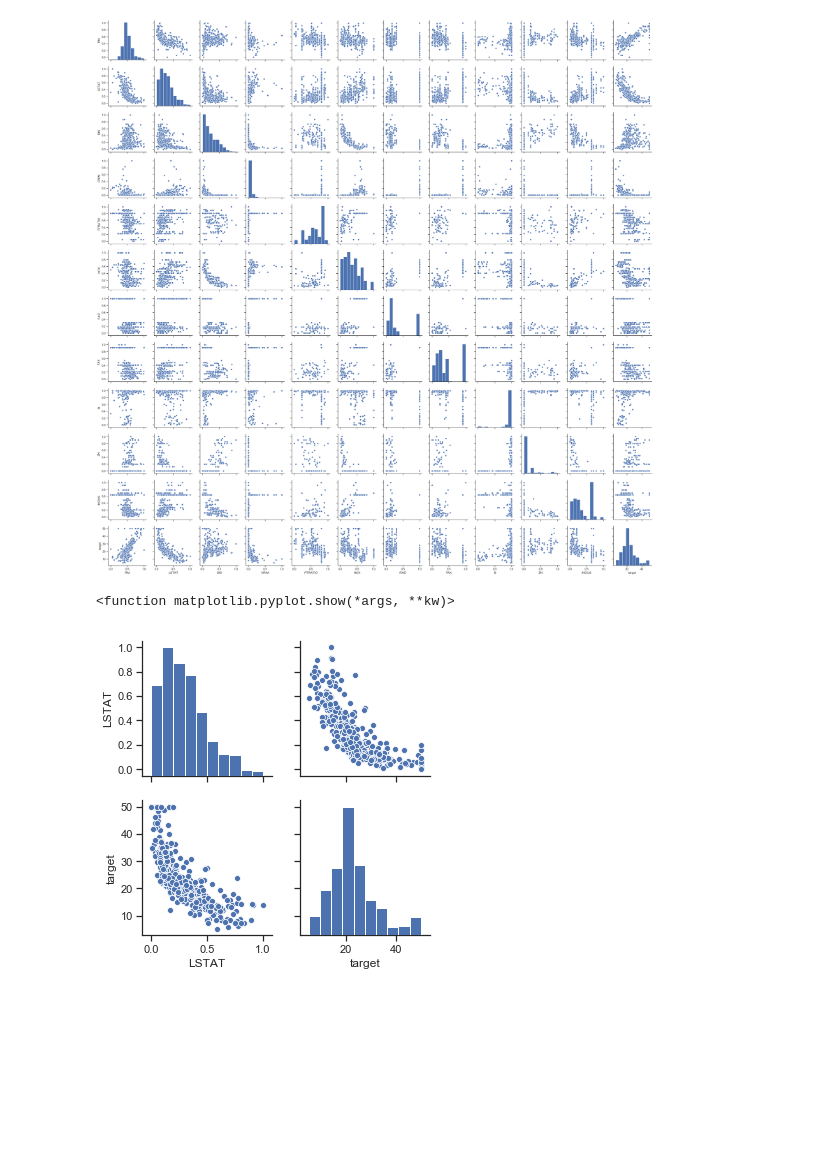
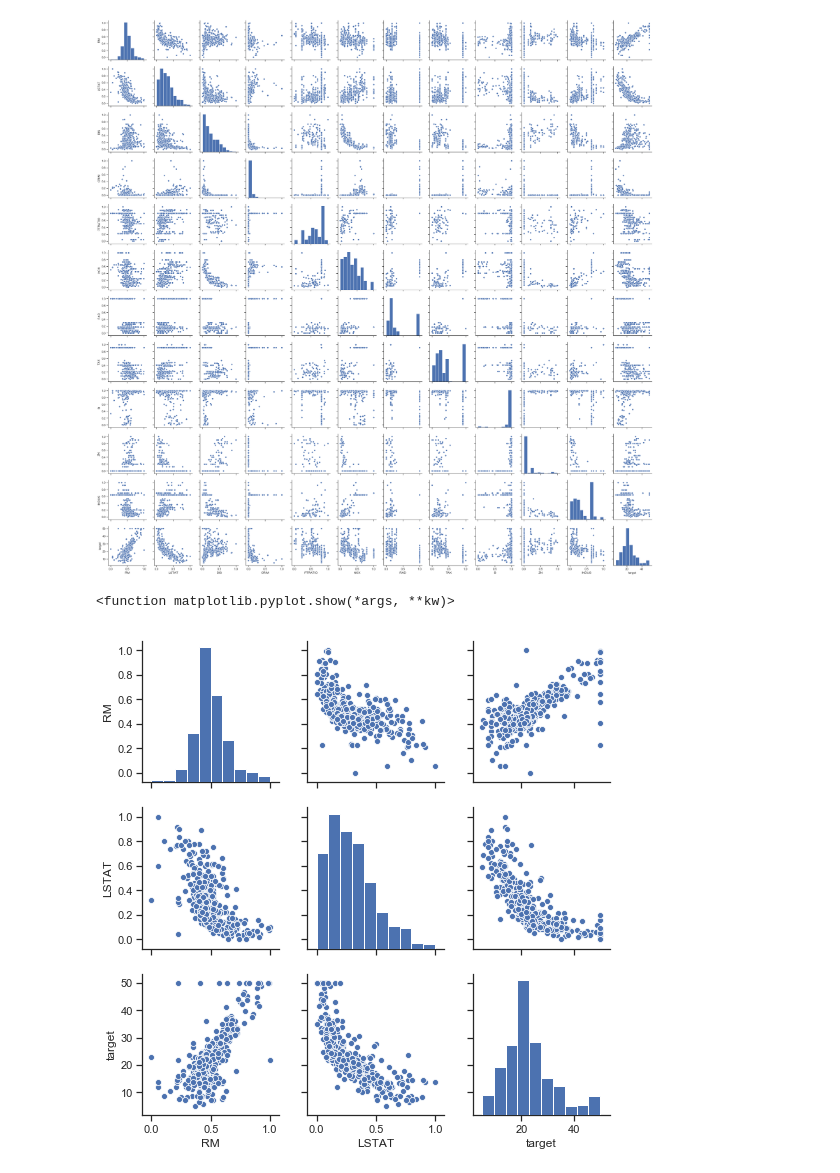
Before and after one commit to zamarseny/homework_python, a Jupyter notebook: 4_building_models/regression fitting.ipynb, the cells around one changed output. Saved outputs shown, nothing was run; the diff lists cells and outputs as text; code cells hidden in the pictures; blank space fills up the shorter version.

```diff
--- a/4_building_models/regression fitting.ipynb
+++ b/4_building_models/regression fitting.ipynb
@@ -106,12 +106,12 @@ plt.show
 [figure]
 # %%
 sns.set(style='ticks')
-sns.pairplot(data_train_sc[['LSTAT', 'target'
+sns.pairplot(data_train_sc[['RM', 'LSTAT', 'target'
                                ]]
                  #, palette=('g', 'r'), hue='target'
             )
 plt.show
 # %% [output]
 <function matplotlib.pyplot.show(*args, **kw)>
-[figure, old version]
+[figure, new version]
 # %%
```
Also changed, not shown: parts of 42 cells of this notebook.
